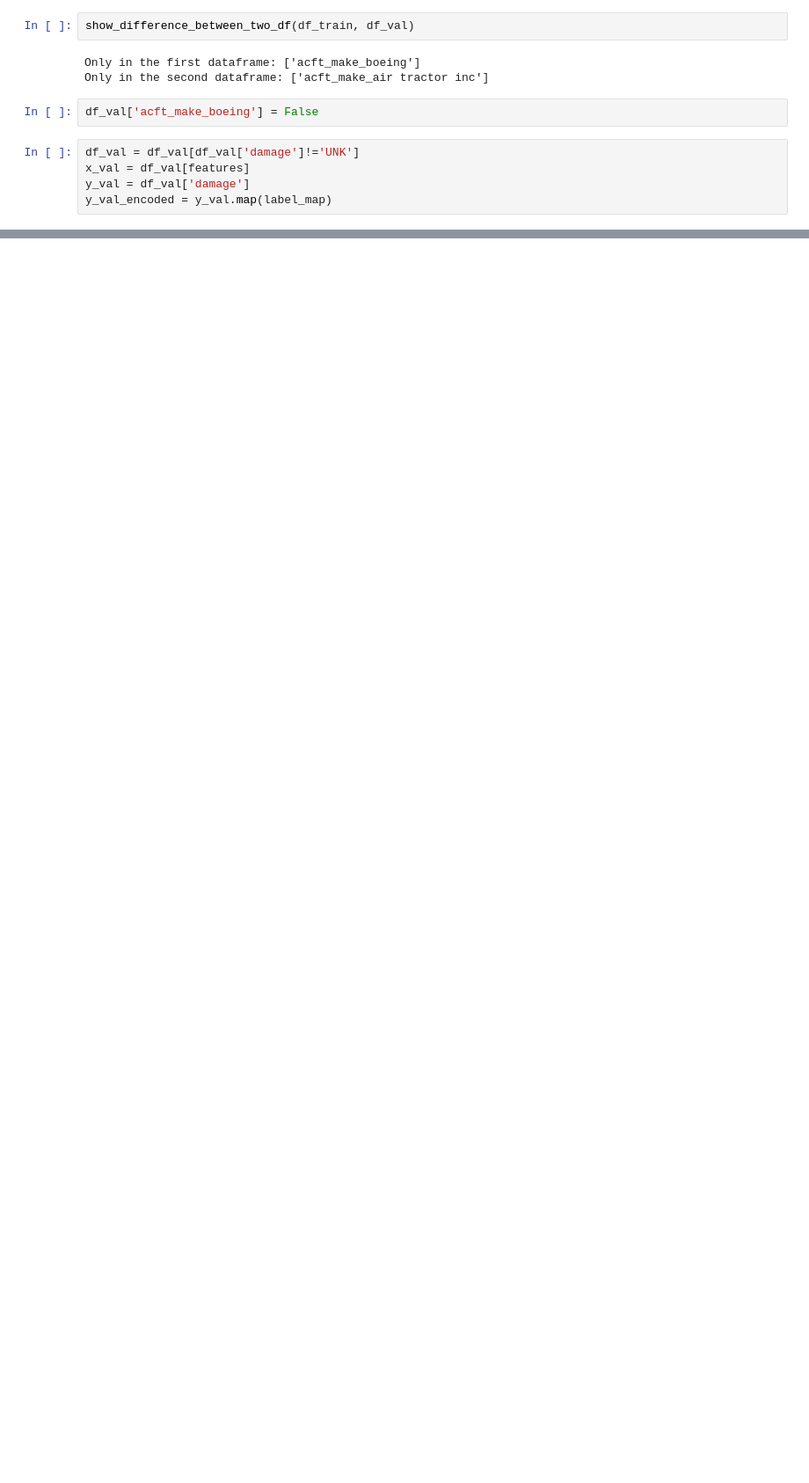
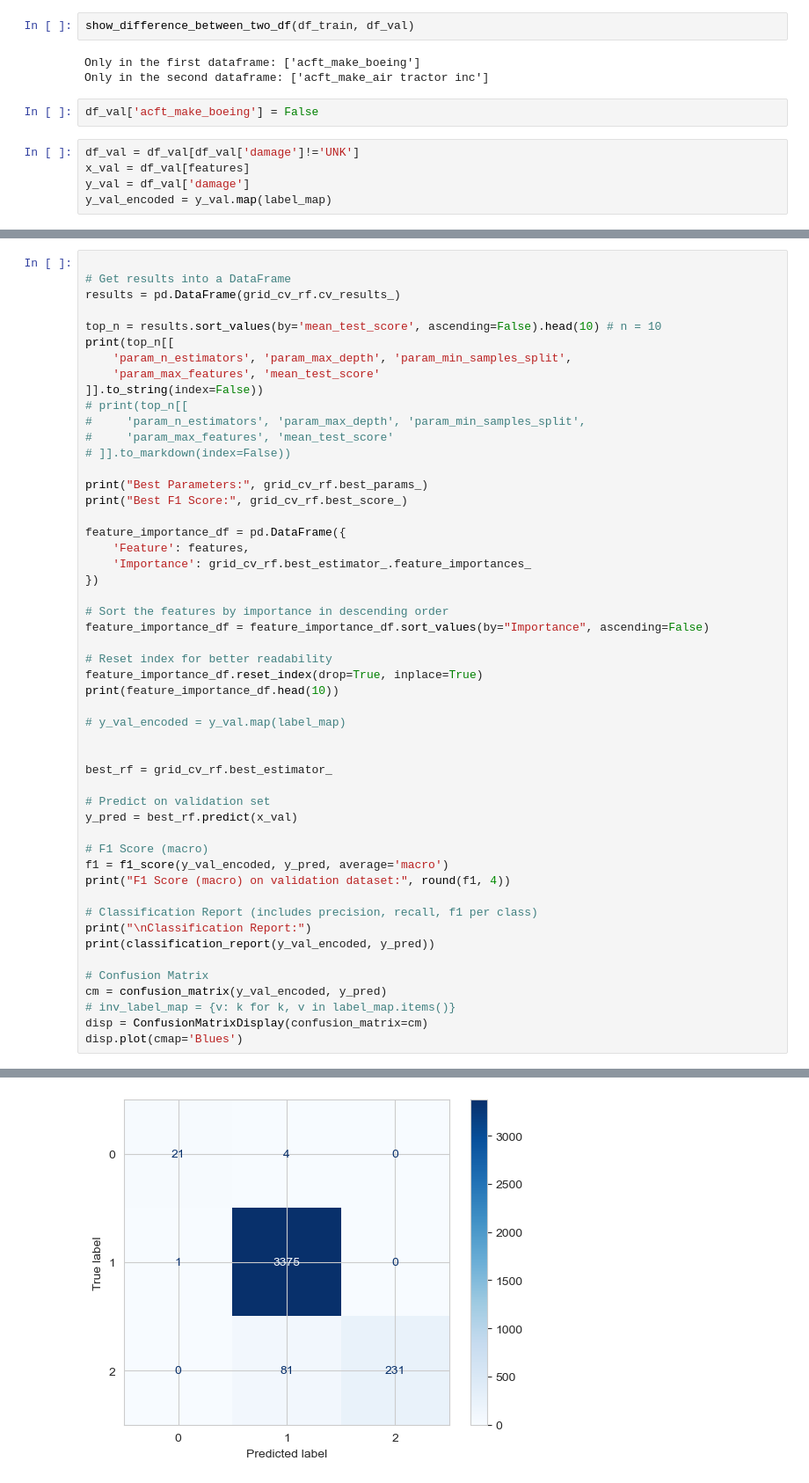
Before and after one commit to TheErdosInstitute-Summer2025-Project/aviation-project, a Jupyter notebook: jupyter-notebooks/model-testing-inkee.ipynb, the cells around one changed output, grey strips where cells are left out. Shown: that part at 88% size. Saved outputs shown, nothing was run; the diff lists cells and outputs as text; blank space fills up the shorter version.

```diff
--- a/jupyter-notebooks/model-testing-inkee.ipynb
+++ b/jupyter-notebooks/model-testing-inkee.ipynb
@@ -491,0 +471,52 @@ If we take damage into ternary ordinal values random forest doesn't work well. S
+# %%
+
+# Get results into a DataFrame
+results = pd.DataFrame(grid_cv_rf.cv_results_)
+
+top_n = results.sort_values(by='mean_test_score', ascending=False).head(10) # n = 10
+print(top_n[[
+    'param_n_estimators', 'param_max_depth', 'param_min_samples_split',
+    'param_max_features', 'mean_test_score'
+]].to_string(index=False))
+# print(top_n[[
+#     'param_n_estimators', 'param_max_depth', 'param_min_samples_split',
+#     'param_max_features', 'mean_test_score'
+# ]].to_markdown(index=False))
+
+print("Best Parameters:", grid_cv_rf.best_params_)
+print("Best F1 Score:", grid_cv_rf.best_score_)
+
+feature_importance_df = pd.DataFrame({
+    'Feature': features,
+    'Importance': grid_cv_rf.best_estimator_.feature_importances_
+})
+
+# Sort the features by importance in descending order
+feature_importance_df = feature_importance_df.sort_values(by="Importance", ascending=False)
+
+# Reset index for better readability
+feature_importance_df.reset_index(drop=True, inplace=True)
+print(feature_importance_df.head(10))
+
+# y_val_encoded = y_val.map(label_map)
+
+
+best_rf = grid_cv_rf.best_estimator_
+
+# Predict on validation set
+y_pred = best_rf.predict(x_val)
+
+# F1 Score (macro)
+f1 = f1_score(y_val_encoded, y_pred, average='macro')
+print("F1 Score (macro) on validation dataset:", round(f1, 4))
+
+# Classification Report (includes precision, recall, f1 per class)
+print("\nClassification Report:")
+print(classification_report(y_val_encoded, y_pred))
+
+# Confusion Matrix
+cm = confusion_matrix(y_val_encoded, y_pred)
+# inv_label_map = {v: k for k, v in label_map.items()}
+disp = ConfusionMatrixDisplay(confusion_matrix=cm)
+disp.plot(cmap='Blues')
+# %% [output]
@@ -491,0 +541 @@ If we take damage into ternary ordinal values random forest doesn't work well. S
+[figure, added]
```
Also changed, not shown: parts of 50 cells of this notebook.
